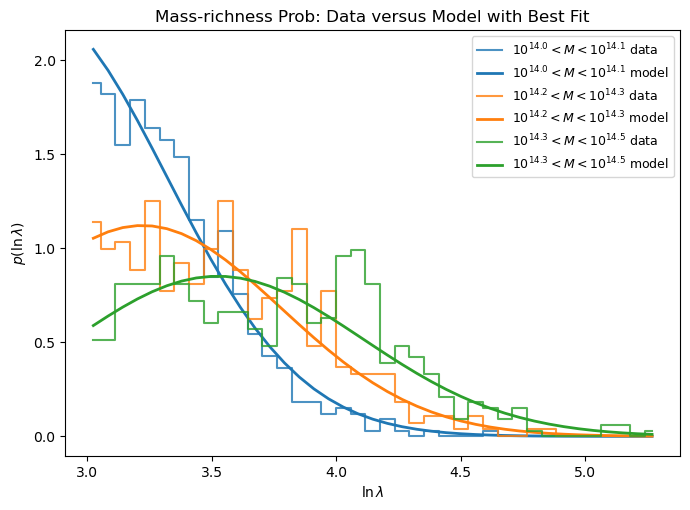
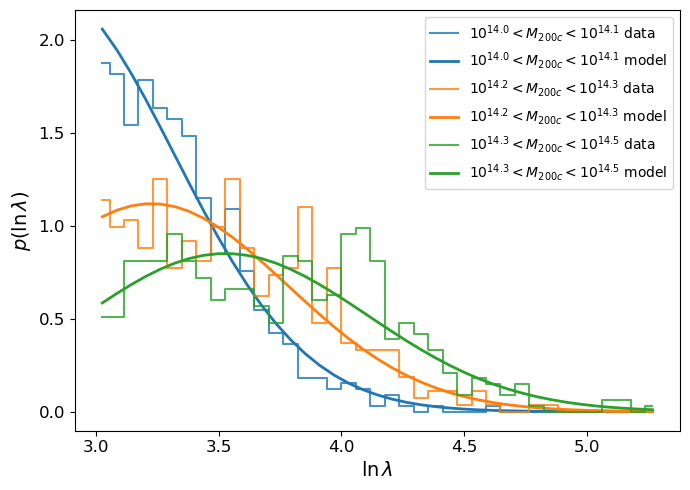
The notebook cell's code change between the first figure and the second:
--- before
+++ after
@@ -43,5 +43,5 @@
     pdf = np.array(pdf)
 
-    label = fr"$10^{{{np.log10(mmin):.1f}}} < M < 10^{{{np.log10(mmax):.1f}}}$"
+    label = fr"$10^{{{np.log10(mmin):.1f}}} < M_{{200c}} < 10^{{{np.log10(mmax):.1f}}}$"
 
     plt.step(centers, hist/np.trapezoid(hist, centers), where='mid',
@@ -52,10 +52,12 @@
 
 
-plt.xlabel(r"$\ln \lambda$")
-plt.ylabel(r"$p(\ln \lambda)$")
-plt.legend(fontsize=9)
+plt.xlabel(r"$\ln \lambda$", fontsize=14)
+plt.ylabel(r"$p(\ln \lambda)$", fontsize=14)
+plt.legend(fontsize=10)
+plt.xticks(fontsize=12)
+plt.yticks(fontsize=12)
 plt.tight_layout()
-plt.title("Mass-richness Prob: Data versus Model with Best Fit")
-plt.savefig("./mass_richness_pdf.pdf")
+plt.savefig("./figures/mass_richness_pdf.pdf",     bbox_inches="tight",
+    pad_inches=0.08,)
 plt.show()
 print(np.trapezoid(pdf, centers))

Commit: Final chains, rerun delta sigma for a bit longer